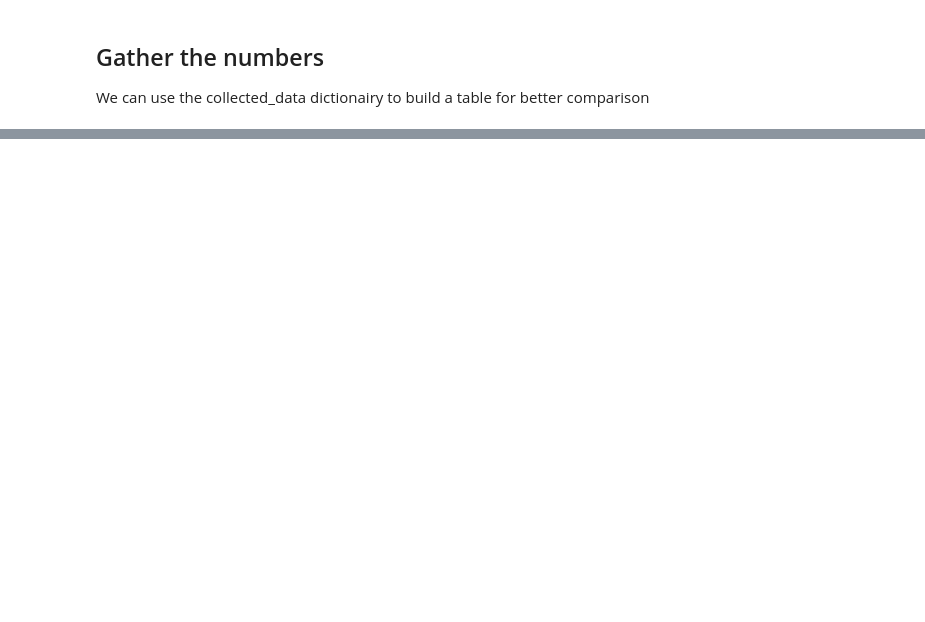
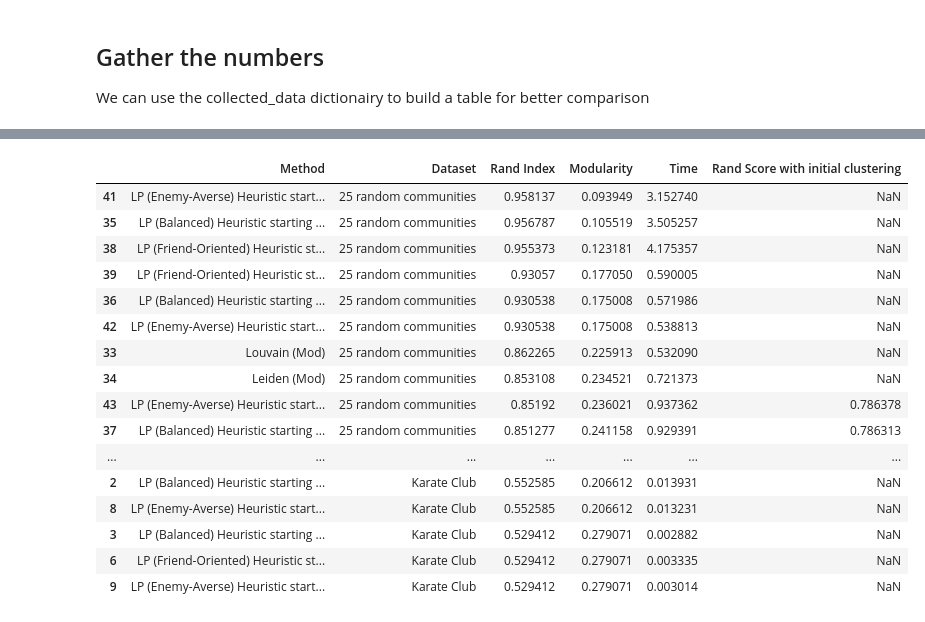
Before and after one commit to tr1gergo/local-popular, a Jupyter notebook: BenchmarkCommunityDetection.ipynb, the cells around one changed output, grey strips where cells are left out. Drawn from its saved outputs; the diff is of its cells as text; code cells hidden in the pictures; blank space fills up the shorter version.

```diff
--- a/BenchmarkCommunityDetection.ipynb
+++ b/BenchmarkCommunityDetection.ipynb
@@ -231,0 +232,46 @@ print(collected_data)
+# %%
+import pandas as pd
+records = []
+for (method, dataset), metrics in collected_data.items():
+    record = {'Method': method, 'Dataset': dataset}
+    record.update(metrics)
+    records.append(record)
+
+df = pd.DataFrame(records)
+
+def sort_within_datasets(df, score_column, ascending=False):
+    """
+    Sort the rows within each dataset group by the given score column.
+
+    Parameters:
+    - df: pandas DataFrame containing 'Dataset' and score columns.
+    - score_column: str, the column to sort by (e.g., 'Rand Index').
+    - ascending: bool, whether to sort in ascending order (default: descending).
+
+    Returns:
+    - A sorted DataFrame.
+    """
+    return df.sort_values(by=['Dataset', score_column], ascending=[True, ascending])
+
+# Example usage:
+sorted_df = sort_within_datasets(df, 'Rand Index', ascending=False)
+
+sorted_df
+# %% [output]
+|  | Method | Dataset | Rand Index | Modularity | Time | Rand Score with initial clustering |
+| 41 | LP (Enemy-Averse) Heuristic start... | 25 random communities | 0.958137 | 0.093949 | 3.152740 | NaN |
+| 35 | LP (Balanced) Heuristic starting ... | 25 random communities | 0.956787 | 0.105519 | 3.505257 | NaN |
+| 38 | LP (Friend-Oriented) Heuristic st... | 25 random communities | 0.955373 | 0.123181 | 4.175357 | NaN |
+| 39 | LP (Friend-Oriented) Heuristic st... | 25 random communities | 0.93057 | 0.177050 | 0.590005 | NaN |
+| 36 | LP (Balanced) Heuristic starting ... | 25 random communities | 0.930538 | 0.175008 | 0.571986 | NaN |
+| 42 | LP (Enemy-Averse) Heuristic start... | 25 random communities | 0.930538 | 0.175008 | 0.538813 | NaN |
+| 33 | Louvain (Mod) | 25 random communities | 0.862265 | 0.225913 | 0.532090 | NaN |
+| 34 | Leiden (Mod) | 25 random communities | 0.853108 | 0.234521 | 0.721373 | NaN |
+| 43 | LP (Enemy-Averse) Heuristic start... | 25 random communities | 0.85192 | 0.236021 | 0.937362 | 0.786378 |
+| 37 | LP (Balanced) Heuristic starting ... | 25 random communities | 0.851277 | 0.241158 | 0.929391 | 0.786313 |
+| ... | ... | ... | ... | ... | ... | ... |
+| 2 | LP (Balanced) Heuristic starting ... | Karate Club | 0.552585 | 0.206612 | 0.013931 | NaN |
+| 8 | LP (Enemy-Averse) Heuristic start... | Karate Club | 0.552585 | 0.206612 | 0.013231 | NaN |
+| 3 | LP (Balanced) Heuristic starting ... | Karate Club | 0.529412 | 0.279071 | 0.002882 | NaN |
+| 6 | LP (Friend-Oriented) Heuristic st... | Karate Club | 0.529412 | 0.279071 | 0.003335 | NaN |
+| 9 | LP (Enemy-Averse) Heuristic start... | Karate Club | 0.529412 | 0.279071 | 0.003014 | NaN |
```
Also changed, not shown: parts of 10 cells of this notebook, 1 other file.
